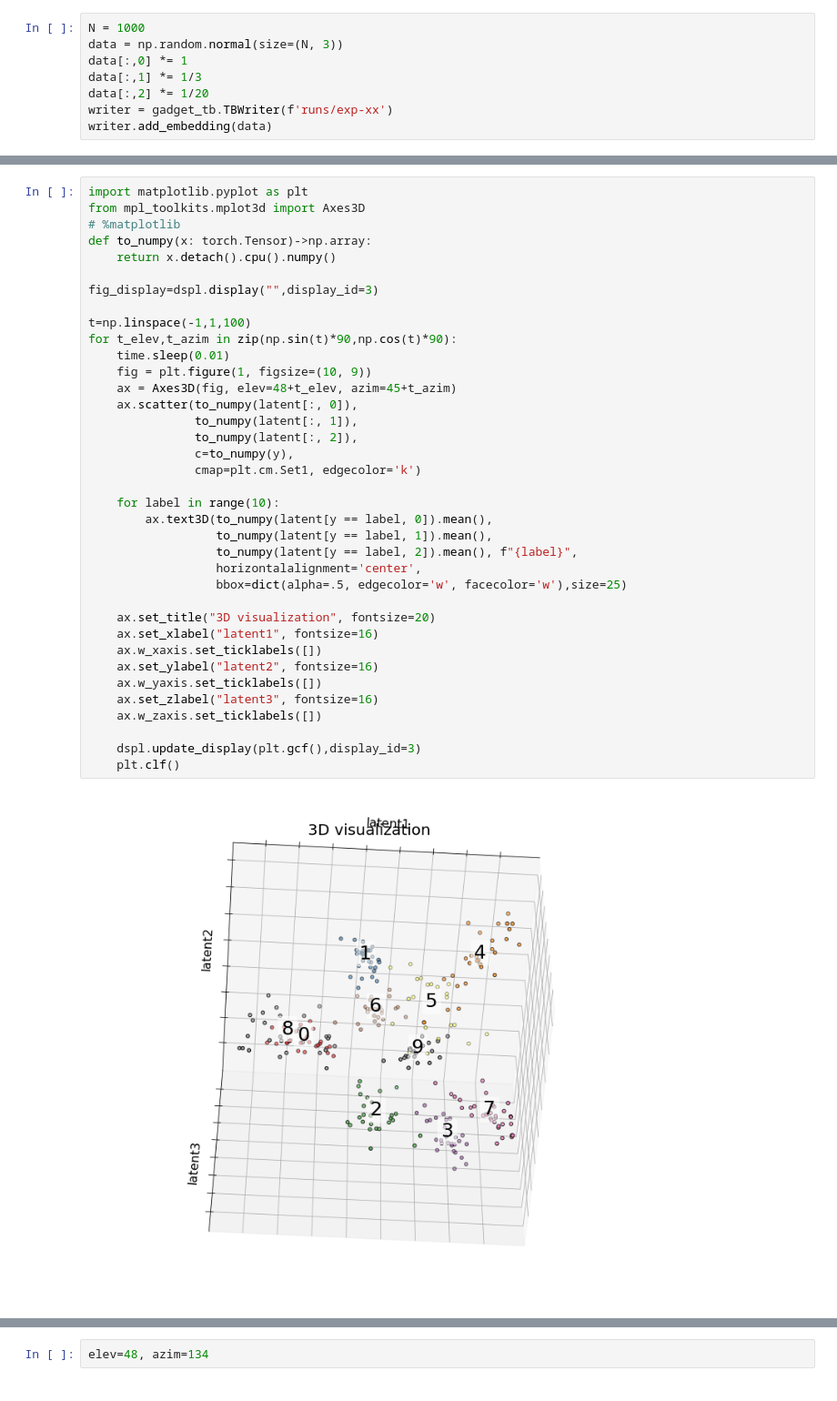
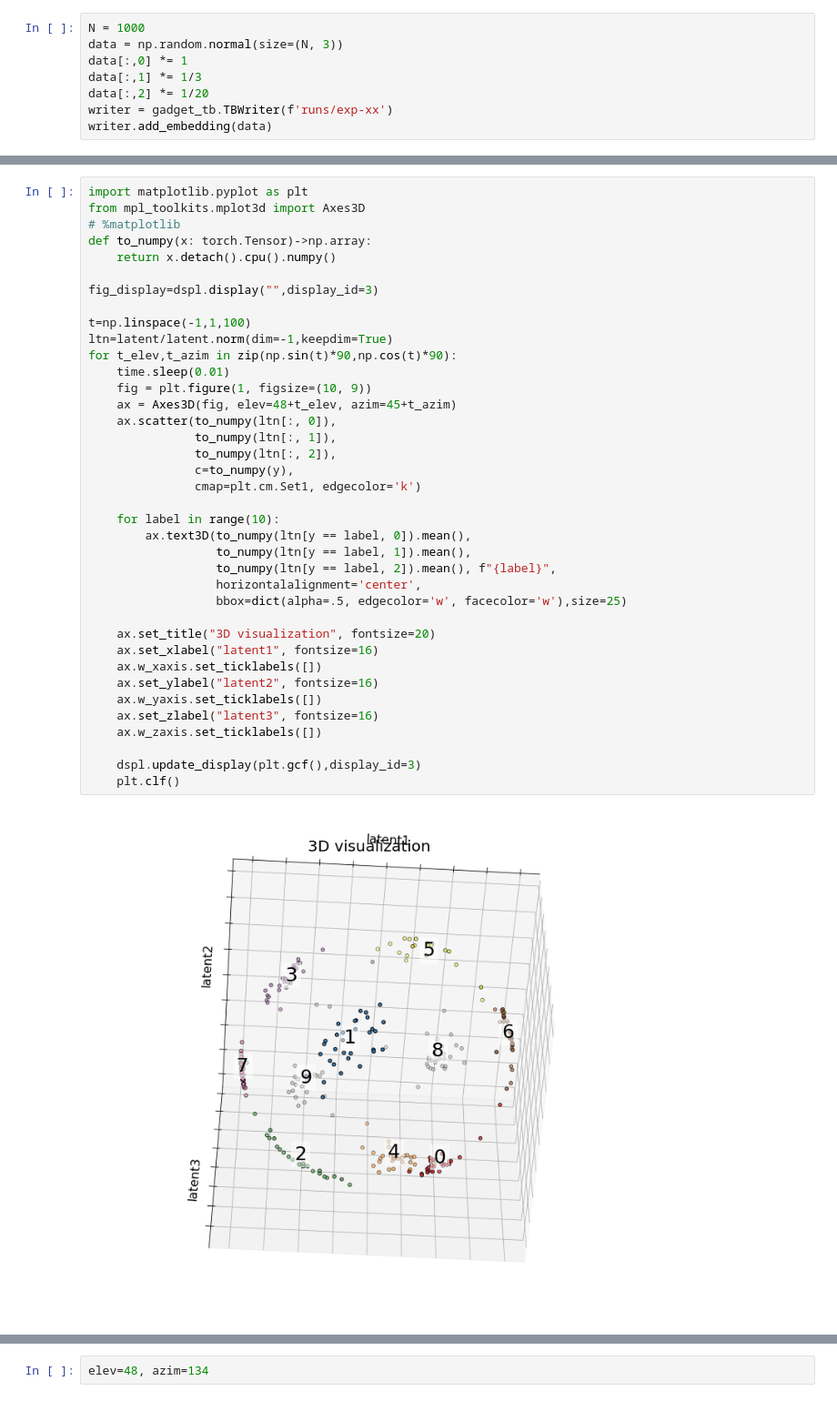
Before and after one commit to ShuYuHuang/better-softmax, a Jupyter notebook: arcface.ipynb, the cells around one changed output, grey strips where cells are left out. Shown at 91% size. Cells and saved outputs as stored; diff of their text form.

```diff
--- a/arcface.ipynb
+++ b/arcface.ipynb
@@ -172,40 +199,41 @@ import matplotlib.pyplot as plt
 from mpl_toolkits.mplot3d import Axes3D
 # %matplotlib
 def to_numpy(x: torch.Tensor)->np.array:
     return x.detach().cpu().numpy()
 
 fig_display=dspl.display("",display_id=3)
 
 t=np.linspace(-1,1,100)
+ltn=latent/latent.norm(dim=-1,keepdim=True)
 for t_elev,t_azim in zip(np.sin(t)*90,np.cos(t)*90):
     time.sleep(0.01)
     fig = plt.figure(1, figsize=(10, 9))
     ax = Axes3D(fig, elev=48+t_elev, azim=45+t_azim)
-    ax.scatter(to_numpy(latent[:, 0]),
-               to_numpy(latent[:, 1]),
-               to_numpy(latent[:, 2]),
+    ax.scatter(to_numpy(ltn[:, 0]),
+               to_numpy(ltn[:, 1]),
+               to_numpy(ltn[:, 2]),
                c=to_numpy(y),
                cmap=plt.cm.Set1, edgecolor='k')
 
     for label in range(10):
-        ax.text3D(to_numpy(latent[y == label, 0]).mean(),
-                  to_numpy(latent[y == label, 1]).mean(),
-                  to_numpy(latent[y == label, 2]).mean(), f"{label}",
+        ax.text3D(to_numpy(ltn[y == label, 0]).mean(),
+                  to_numpy(ltn[y == label, 1]).mean(),
+                  to_numpy(ltn[y == label, 2]).mean(), f"{label}",
                   horizontalalignment='center',
                   bbox=dict(alpha=.5, edgecolor='w', facecolor='w'),size=25)
 
     ax.set_title("3D visualization", fontsize=20)
     ax.set_xlabel("latent1", fontsize=16)
     ax.w_xaxis.set_ticklabels([])
     ax.set_ylabel("latent2", fontsize=16)
     ax.w_yaxis.set_ticklabels([])
     ax.set_zlabel("latent3", fontsize=16)
     ax.w_zaxis.set_ticklabels([])
 
     dspl.update_display(plt.gcf(),display_id=3)
     plt.clf()
 # %% [output]
-[figure, old version]
+[figure, new version]
 <Figure size 720x648 with 0 Axes>
 # %%
 elev=48, azim=134
```
Also changed, not shown: parts of 5 cells of this notebook, 22 other files.
